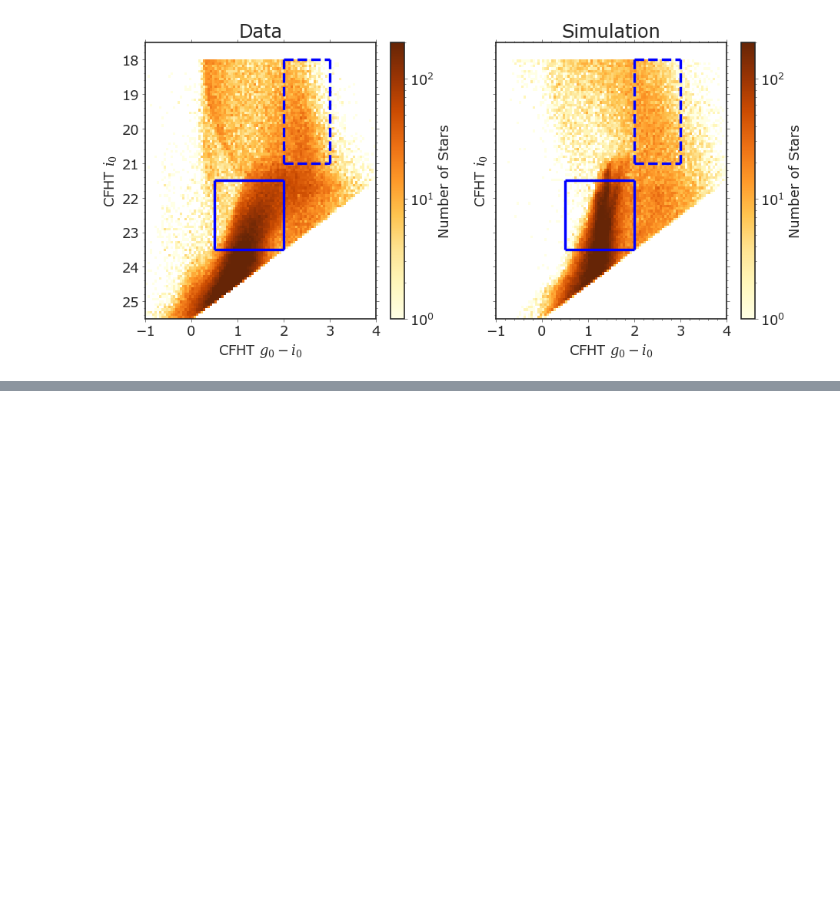
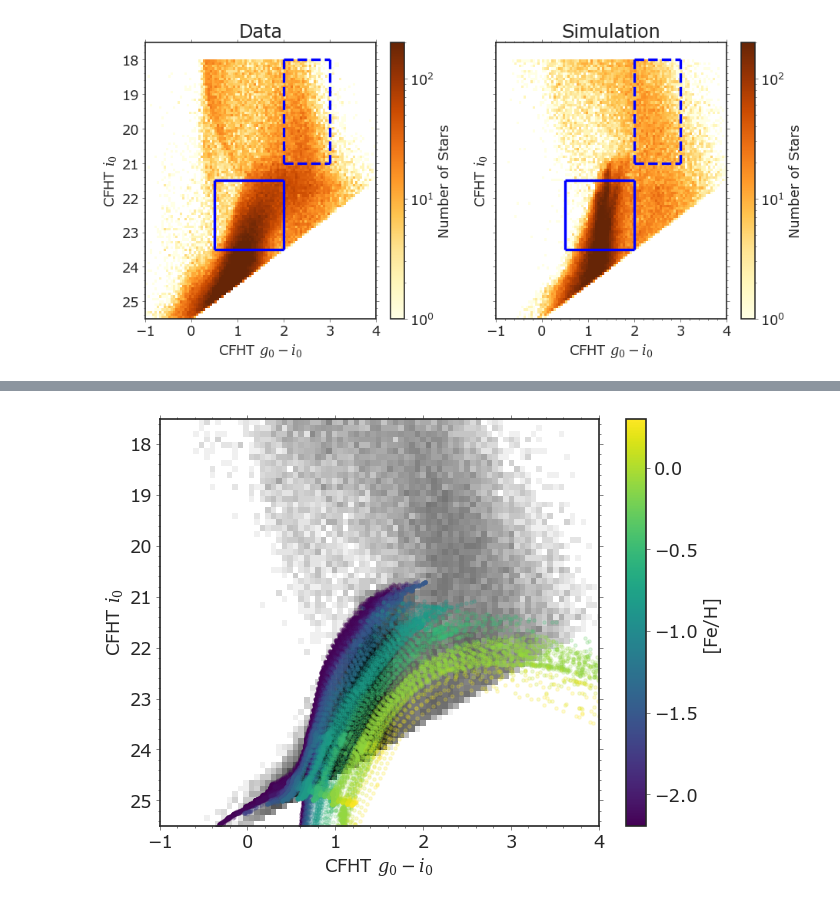
Before and after one commit to caganze/stellarstreams, a Jupyter notebook: notebooks/Visualize MW and M31 Stars.ipynb, the cells around one changed output, grey strips where cells are left out. Drawn from its saved outputs; the diff is of its cells as text; code cells hidden in the pictures; blank space fills up the shorter version.

```diff
--- a/notebooks/Visualize MW and M31 Stars.ipynb
+++ b/notebooks/Visualize MW and M31 Stars.ipynb
@@ -227,0 +243,14 @@ Index(['Unnamed: 0', 'MH', 'appgmag', 'appimag', 'appF062mag', 'appF087mag',
+# %%
+def combined_isochrones():
+    path_isochrones = '../data/isochrones/'
+    from astropy.io import ascii
+    fls= glob.glob(path_isochrones+'/*.txt')
+    dfs=[]
+    for f in fls:
+        dfs.append(ascii.read(f).to_pandas())
+    comb_isos=pd.concat(dfs).reset_index(drop=True)
+    return comb_isos
+# %%
+isos= combined_isochrones()
+# %%
+isos_m31= isos[(10**isos.logAge)/1e9 > 5][['gmag', 'imag', 'MH']].dropna()
@@ -227,0 +261,36 @@ Index(['Unnamed: 0', 'MH', 'appgmag', 'appimag', 'appF062mag', 'appF087mag',
+# %%
+# Create a 2D histogram
+x=(df0.appgmag-df0.appimag).values
+y= df0.appimag.values
+z= df0.MH.values
+
+fig, ax=plt.subplots()
+_= ax.hist2d(x, y, bins=80, norm=mpl.colors.LogNorm(vmin=1, vmax=300),  cmap='Greys')
+ax.invert_yaxis()
+
+ax.minorticks_on()
+
+cmap = plt.cm.viridis
+
+# Create a normalization function based on the data values
+norm =matplotlib.colors.Normalize(vmin=min(np.unique(isos_m31.MH)), vmax=max(np.unique(isos_m31.MH)))
+
+# Create a ScalarMappable object to map normalized data to colors
+sm = plt.cm.ScalarMappable(cmap=cmap, norm=norm)
+sm.set_array([])  # Set an empty array to trigger colormap scaling
+
+
+for met in np.unique(isos_m31.MH):
+    isosx= isos_m31[isos_m31.MH==met]
+    color= sm.to_rgba(met)
+    sort = np.argsort(isosx.imag.values)
+    ax.plot((isosx.gmag-isosx.imag).values[sort], isosx.imag.values[sort]+24.7, '.', c=color, alpha=0.2)
+
+cbar = plt.colorbar(sm, ax=ax, orientation='vertical', label='[Fe/H]')
+
+plt.tight_layout()
+
+ax.set(ylim=[25.5, 17.5], xlim=[-1, 4], xlabel=r'CFHT $g_0-i_0$', ylabel=r'CFHT $i_0$')
+plt.savefig('../figures/simulated_CMD_CFHT_with_isos_rgc{}.jpeg'.format(rgc),  bbox_inches='tight')
+# %% [output]
+[figure, added]
```
Also changed, not shown: parts of 8 cells of this notebook, 7 other files.
